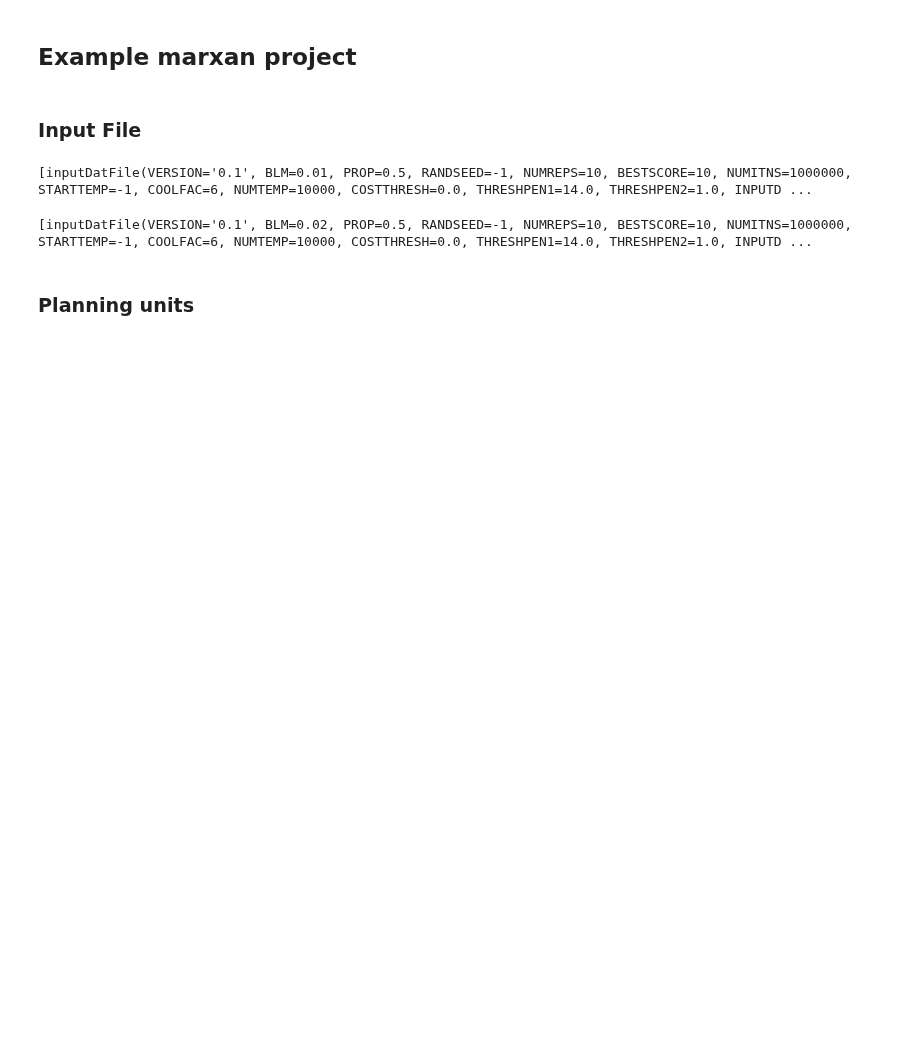
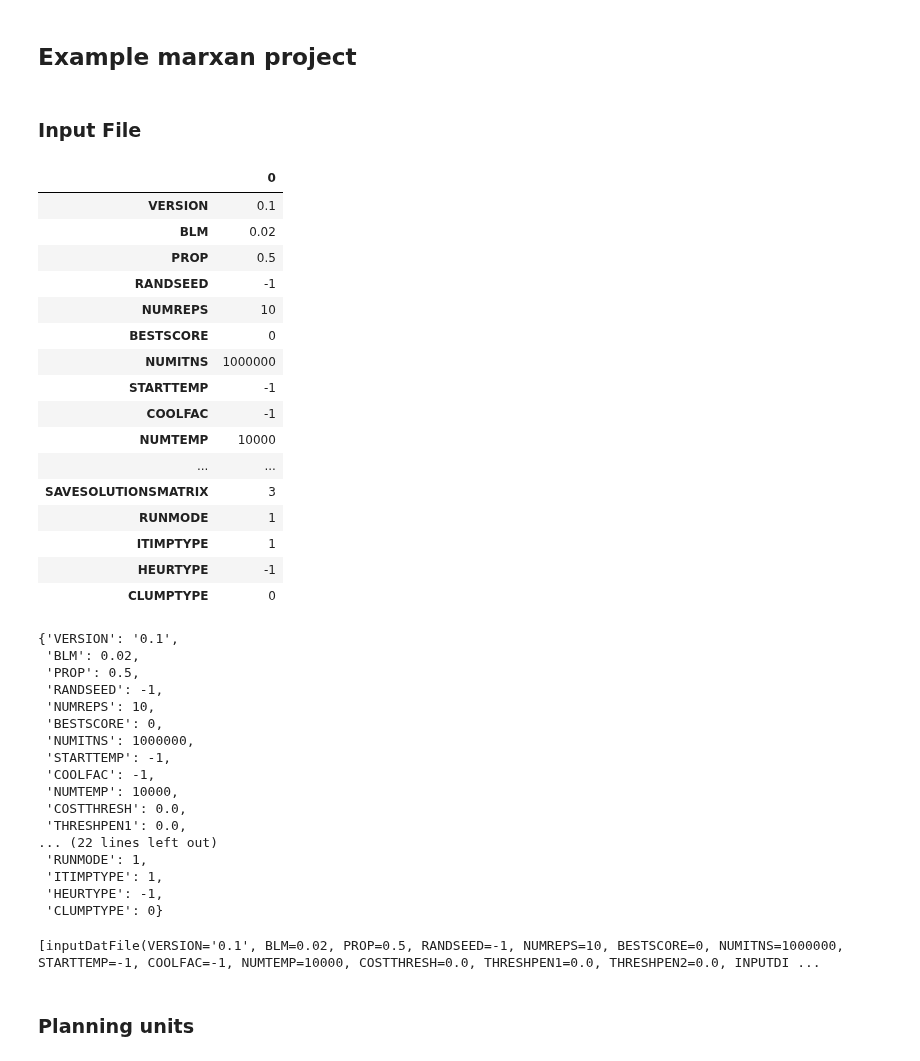
Before and after one commit to Vizzuality/marxan-cloud, a Jupyter notebook: data/notebooks/Lab/run_marxan.ipynb, the cells around one changed output. Drawn from its saved outputs; the diff is of its cells as text; code cells hidden in the pictures; blank space fills up the shorter version.

```diff
--- a/data/notebooks/Lab/run_marxan.ipynb
+++ b/data/notebooks/Lab/run_marxan.ipynb
@@ -826,9 +46,5 @@ print(test.data)
 # %%
-MARXAN_FOLDER = '/home/jovyan/work/datasets/raw/marxan_Coral_Triangle_Case_Study_mod'
-MARXAN_EXECUTABLE = f'{MARXAN_FOLDER}/MarOpt_v243_Linux64'
-MARXAN_INPUTDATA = 'input.dat'
-
-InputFile = DatFile(f'{MARXAN_FOLDER}/{MARXAN_INPUTDATA}')
+InputFile = DatFile(f'{MARXAN_FOLDER}/input.dat')
 InputFile.read()
 # InputFile.write(f'{MARXAN_FOLDER}/{MARXAN_INPUTDATA}')
 
@@ -848,41 +66,66 @@ MARXAN_INPUTDATA = 'input.dat'
 ### Input File
 # %%
 # read an existing input.dat file
-InputFile = DatFile(f'{MARXAN_FOLDER}/{MARXAN_INPUTDATA}')
-InputFile.read()
-userInputFile = inputDatFile.from_dat(InputFile.data)
 userInputFile
 
 #Static table
 # userInputFile_df = pd.DataFrame.from_dict(userInputFile.__dict__, orient='index')
 # userInputFile_df.loc['BLM'] = 0.01
 # userInputFile_df
 # CreateFileFromDF(f'{MARXAN_FOLDER}/{MARXAN_INPUTDATA}',userInputFile_df,inputDatFile)
 
 
 # Interactive table ###
-userInputFile_df = qgrid.show_grid(pd.DataFrame.from_dict(userInputFile.__dict__, orient='index'), show_toolbar=True)
+userInputFile_df = pd.DataFrame.from_dict(userInputFile.__dict__, orient='index')
 display(userInputFile_df)
 userInputFile.dict()
-save_button(f'{MARXAN_FOLDER}/{MARXAN_INPUTDATA}', inputDatFile, userInputFile_df)
+#save_button(f'{MARXAN_FOLDER}/input.dat', inputDatFile, userInputFile_df)
 # %% [output]
+|  | 0 |
+| VERSION | 0.1 |
+| BLM | 0.02 |
+| PROP | 0.5 |
+| RANDSEED | -1 |
+| NUMREPS | 10 |
+| BESTSCORE | 0 |
+| NUMITNS | 1000000 |
+| STARTTEMP | -1 |
+| COOLFAC | -1 |
+| NUMTEMP | 10000 |
+| ... | ... |
+| SAVESOLUTIONSMATRIX | 3 |
+| RUNMODE | 1 |
+| ITIMPTYPE | 1 |
+| HEURTYPE | -1 |
+| CLUMPTYPE | 0 |
-[inputDatFile(VERSION='0.1', BLM=0.01, PROP=0.5, RANDSEED=-1, NUMREPS=10, BESTSCORE=10, NUMITNS=1000000, STARTTEMP=-1, COOLFAC=6, NUMTEMP=10000, COSTTHRESH=0.0, THRESHPEN1=14.0, THRESHPEN2=1.0, INPUTD ...
+{'VERSION': '0.1',
+ 'BLM': 0.02,
+ 'PROP': 0.5,
+ 'RANDSEED': -1,
+ 'NUMREPS': 10,
+ 'BESTSCORE': 0,
+ 'NUMITNS': 1000000,
+ 'STARTTEMP': -1,
+ 'COOLFAC': -1,
+ 'NUMTEMP': 10000,
+ 'COSTTHRESH': 0.0,
+ 'THRESHPEN1': 0.0,
+... (22 lines left out)
+ 'RUNMODE': 1,
+ 'ITIMPTYPE': 1,
+ 'HEURTYPE': -1,
+ 'CLUMPTYPE': 0}
 # %%
 ### MODIFICATION TO CHANGE PARAMETERSS
-# read an existing input.dat file
-InputFile = DatFile(f'{MARXAN_FOLDER}/{MARXAN_INPUTDATA}')
-InputFile.read()
-userInputFile = inputDatFile.from_dat(InputFile.data)
-
 ## Modify for BLM calculations and save as new input.dat
 userInputFile.BLM = 0.02
 userInputFile.NUMREPS =10
 userInputFile.SPECNAME = 'spec_notarget.dat'
 
 userInputFile_df = pd.DataFrame.from_dict(userInputFile.__dict__, orient='index')
-CreateFileFromDF(f'{MARXAN_FOLDER}/{MARXAN_INPUTDATA}',userInputFile_df,inputDatFile)
+CreateFileFromDF(f'{MARXAN_FOLDER}/input.dat',userInputFile_df,inputDatFile)
 # %% [output]
-[inputDatFile(VERSION='0.1', BLM=0.02, PROP=0.5, RANDSEED=-1, NUMREPS=10, BESTSCORE=10, NUMITNS=1000000, STARTTEMP=-1, COOLFAC=6, NUMTEMP=10000, COSTTHRESH=0.0, THRESHPEN1=14.0, THRESHPEN2=1.0, INPUTD ...
+[inputDatFile(VERSION='0.1', BLM=0.02, PROP=0.5, RANDSEED=-1, NUMREPS=10, BESTSCORE=0, NUMITNS=1000000, STARTTEMP=-1, COOLFAC=-1, NUMTEMP=10000, COSTTHRESH=0.0, THRESHPEN1=0.0, THRESHPEN2=0.0, INPUTDI ...
 # %% [markdown]
 ### Planning units
 # %%
```
Also changed, not shown: parts of 29 cells of this notebook, 3 other files.
